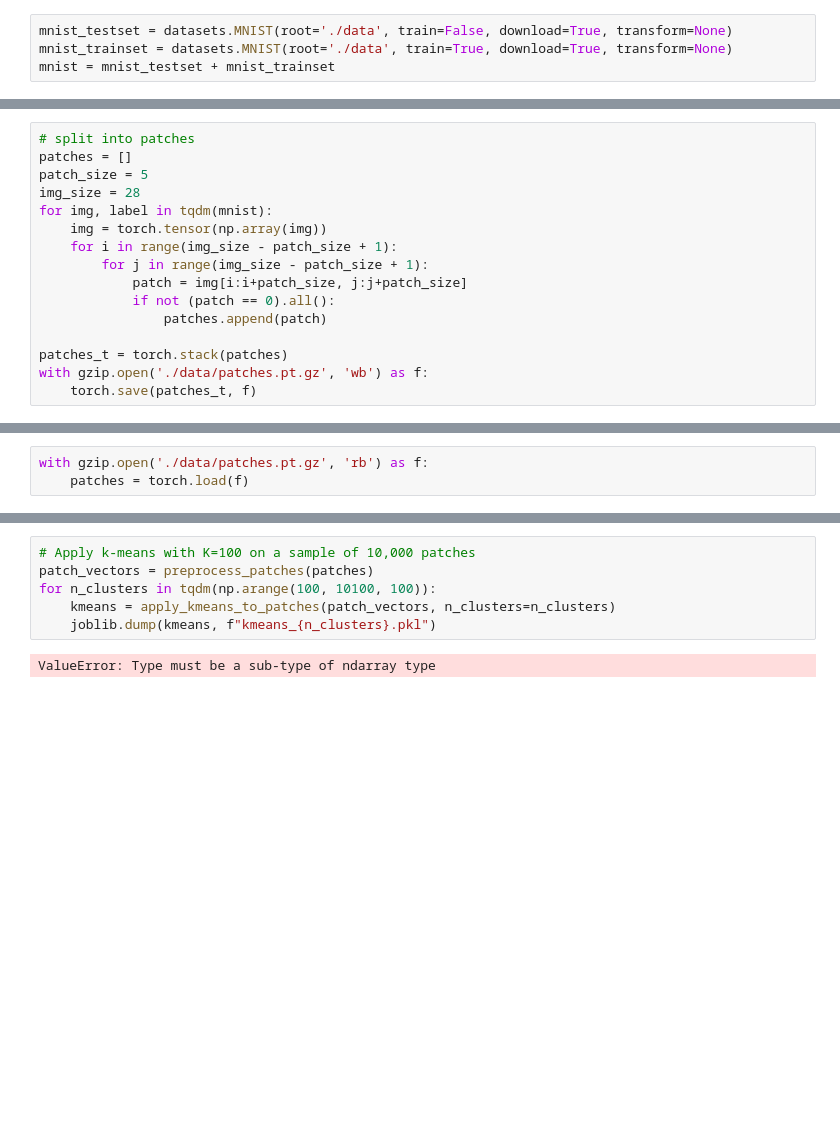
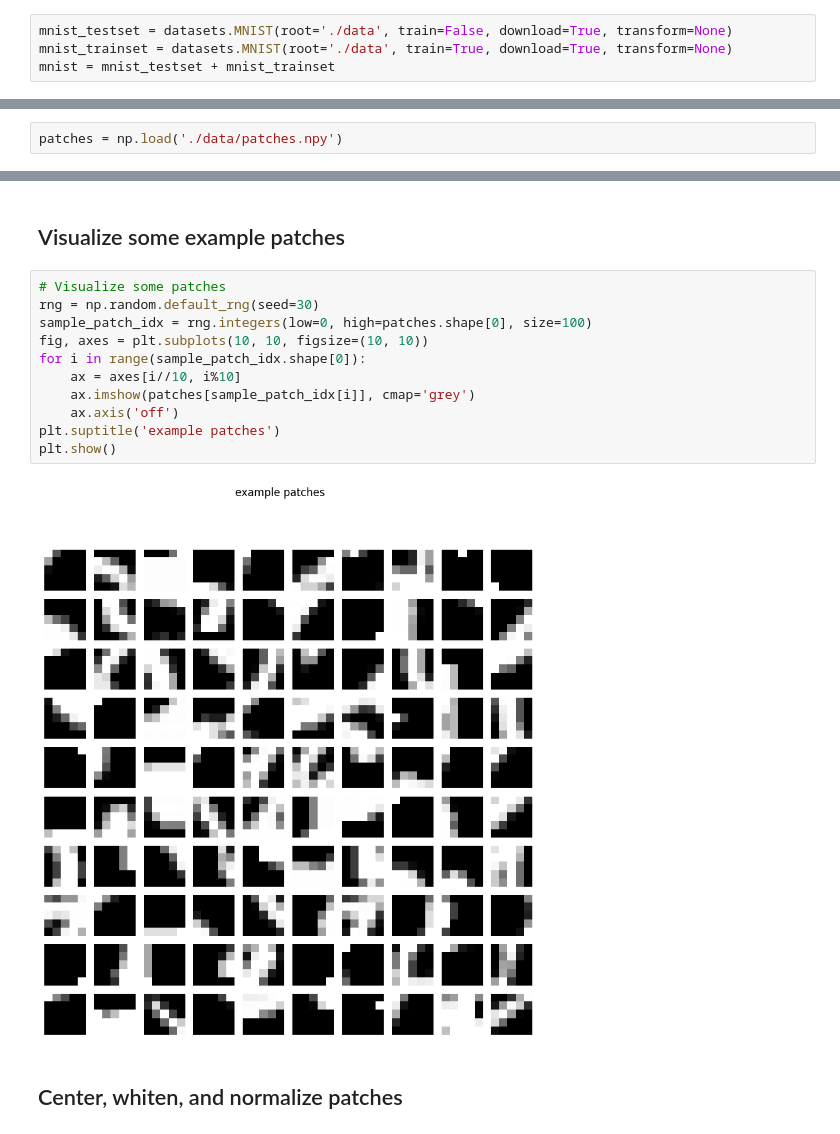
Before and after one commit to zbalkhy/EEC289, a Jupyter notebook: hw1/hw1.ipynb, the cells around one changed output, grey strips where cells are left out. Drawn from its saved outputs; the diff is of its cells as text; blank space fills up the shorter version.

```diff
--- a/hw1/hw1.ipynb
+++ b/hw1/hw1.ipynb
@@ -59,16 +45,0 @@ KeyboardInterrupt:
-# %%
-# split into patches
-patches = []
-patch_size = 5
-img_size = 28
-for img, label in tqdm(mnist):
-    img = torch.tensor(np.array(img))
-    for i in range(img_size - patch_size + 1):
-        for j in range(img_size - patch_size + 1):
-            patch = img[i:i+patch_size, j:j+patch_size]
-            if not (patch == 0).all():
-                patches.append(patch)
-
-patches_t = torch.stack(patches)
-with gzip.open('./data/patches.pt.gz', 'wb') as f:
-    torch.save(patches_t, f)
@@ -75,3 +49,2 @@ with gzip.open('./data/patches.pt.gz', 'wb') as f:
 # %%
-with gzip.open('./data/patches.pt.gz', 'rb') as f:
-    patches = torch.load(f)
+patches = np.load('./data/patches.npy')
@@ -119,8 +51,17 @@ def apply_kmeans_to_patches(patches, n_clusters=100, sample_size=None):
-# %%
-# Apply k-means with K=100 on a sample of 10,000 patches
-patch_vectors = preprocess_patches(patches)
-for n_clusters in tqdm(np.arange(100, 10100, 100)):
-    kmeans = apply_kmeans_to_patches(patch_vectors, n_clusters=n_clusters)
-    joblib.dump(kmeans, f"kmeans_{n_clusters}.pkl")
-# %% [output]
-ValueError: Type must be a sub-type of ndarray type
+# %% [markdown]
+## Visualize some example patches
+# %%
+# Visualize some patches
+rng = np.random.default_rng(seed=30)
+sample_patch_idx = rng.integers(low=0, high=patches.shape[0], size=100)
+fig, axes = plt.subplots(10, 10, figsize=(10, 10))
+for i in range(sample_patch_idx.shape[0]):
+    ax = axes[i//10, i%10]
+    ax.imshow(patches[sample_patch_idx[i]], cmap='grey')
+    ax.axis('off')
+plt.suptitle('example patches')
+plt.show()
+# %% [output]
+[figure, added]
+# %% [markdown]
+## Center, whiten, and normalize patches
```
Also changed, not shown: parts of 31 cells of this notebook, 1 other file.
